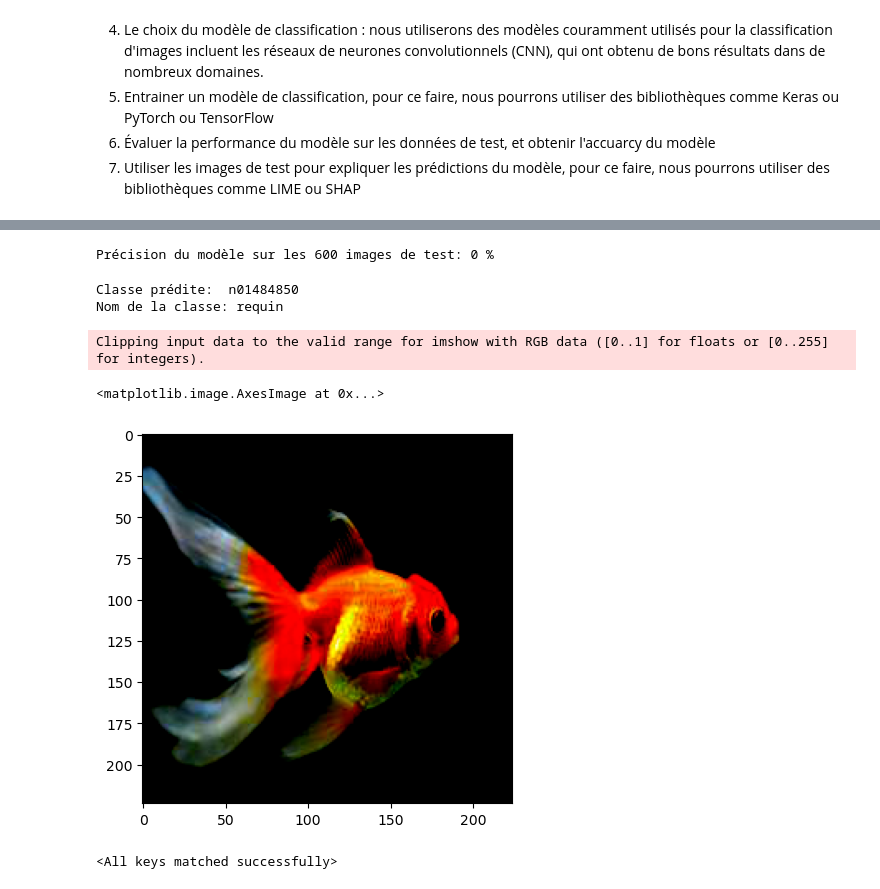
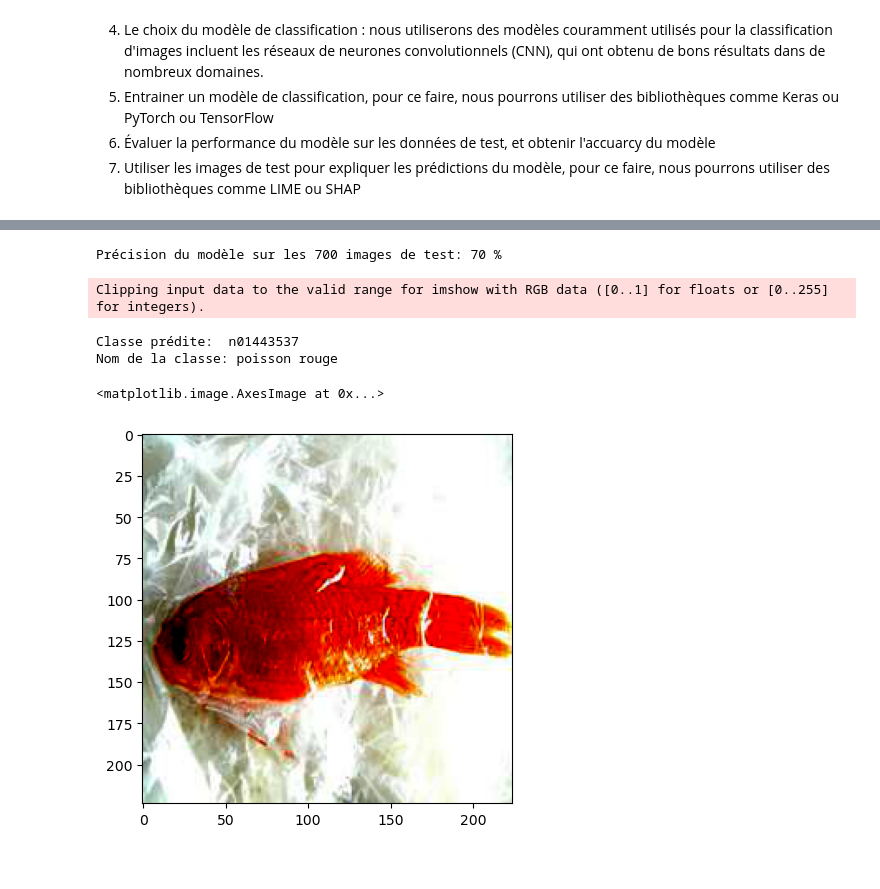
Before and after one commit to thibault-chausson/DS51_Projet, a Jupyter notebook: modele.ipynb, the cells around one changed output, grey strips where cells are left out. Drawn from its saved outputs; the diff is of its cells as text; code cells hidden in the pictures.

```diff
--- a/modele.ipynb
+++ b/modele.ipynb
@@ -201,40 +217,46 @@ with torch.no_grad():
         # Calculer le nombre d'images correctement prédites
         correct += (predicted == labels).sum().item()
 
-print('Précision du modèle sur les ' + taille_data + ' images de test: %d %%' % (
+print('Précision du modèle sur les %d images de test: %d %%' % (taille_data,
     100 * correct / total))
 # %% [output]
-Précision du modèle sur les 600 images de test: 0 %
+Précision du modèle sur les 700 images de test: 70 %
 # %%
 # Essayer le modèle sur une image
+import random
+
+dossier = './data/test/n01443537'  # Remplacez par le chemin vers le dossier contenant les fichiers
+fichiers = os.listdir(dossier)  # Liste de tous les fichiers dans le dossier
+fichier_aleatoire = random.choice(fichiers)  # Choix d'un fichier au hasard
+chemin_fichier = os.path.join(dossier, fichier_aleatoire)  # Chemin complet du fichier choisi
+
 
 # Charger une image
-im = Image.open('./data/test/n01443537/n01443537_10087.JPEG')
+im = Image.open(chemin_fichier)
 # Appliquer les transformations
 im = transform(im)
 # Ajouter une dimension
 im = im.unsqueeze(0)
 # Obtenir les sorties
 outputs = net(im)
 # Obtenir la classe prédite
 _, predicted = torch.max(outputs.data, 1)
 print('Classe prédite: ', classes[predicted.item()])
 print('Nom de la classe:', classes_names[classes[predicted.item()]])
 # Afficher l'image
 plt.imshow(np.transpose(im.squeeze().numpy(), (1, 2, 0)))
 # %% [output]
-Classe prédite:  n01484850
-Nom de la classe: requin
+Clipping input data to the valid range for imshow with RGB data ([0..1] for floats or [0..255] for integers).
-Clipping input data to the valid range for imshow with RGB data ([0..1] for floats or [0..255] for integers).
+Classe prédite:  n01443537
+Nom de la classe: poisson rouge
 <matplotlib.image.AxesImage at 0x...>
-[figure, old version]
+[figure, new version]
 # %%
 # Sauvegarder le modèle
 PATH = './model.pth'
 torch.save(net.state_dict(), PATH)
 # %%
 # Charger le modèle
-net = Net()
-net.load_state_dict(torch.load(PATH))
+
+#net = Net()
+#net.load_state_dict(torch.load(PATH))
-# %% [output]
-<All keys matched successfully>
```
Also changed, not shown: parts of 2 cells of this notebook.
